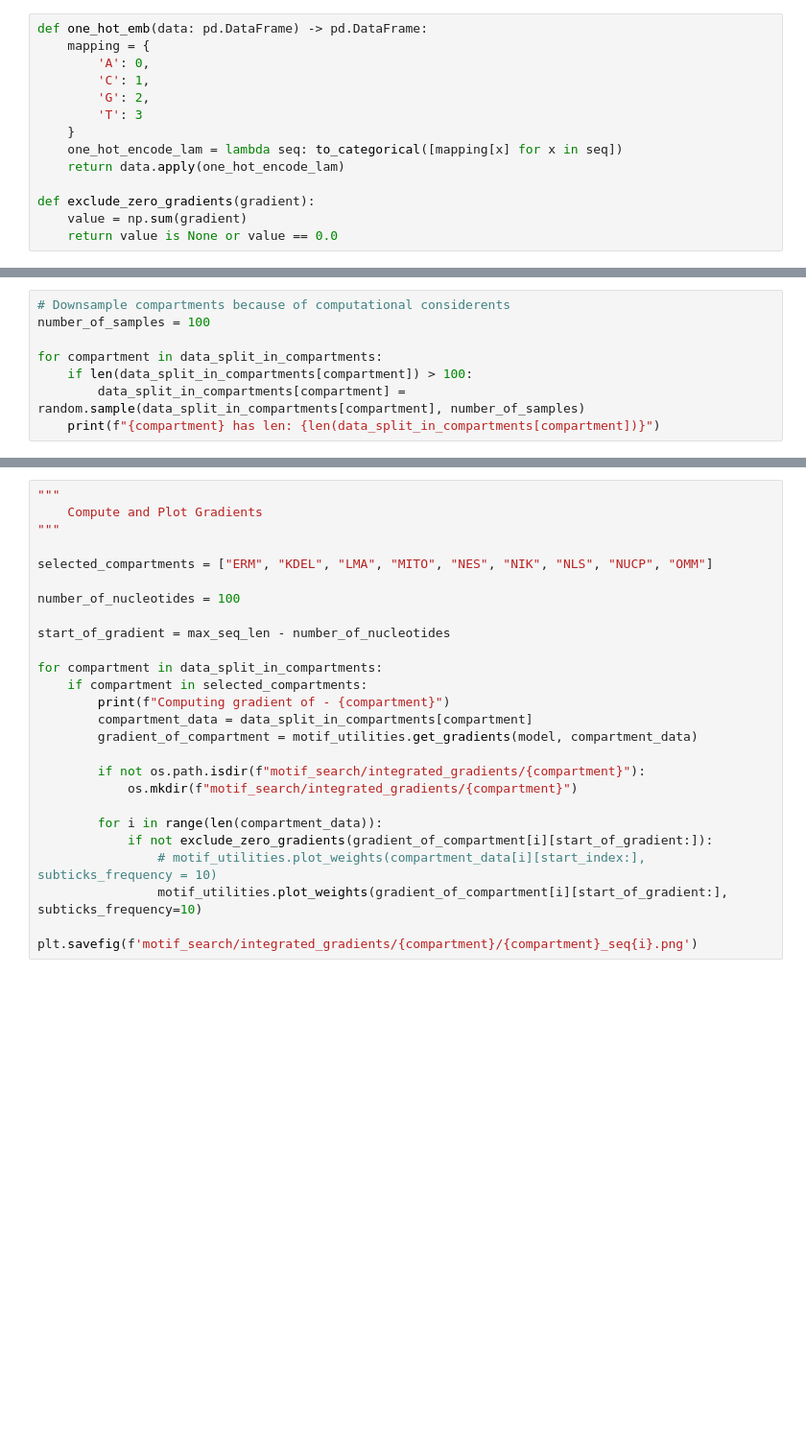
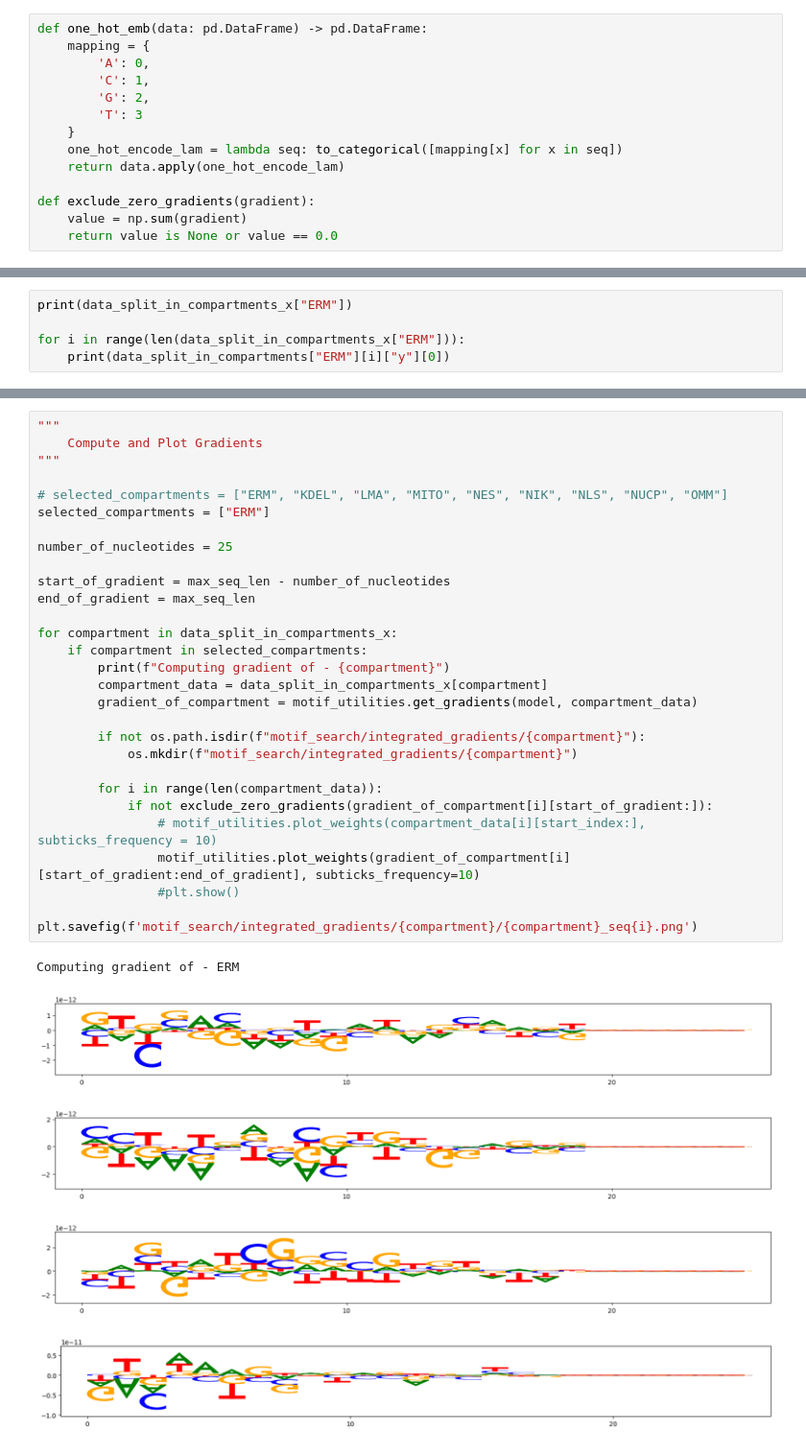
Before and after one commit to Tralius/rna-localization, a Jupyter notebook: MotifSearch.ipynb, the cells around one changed output, grey strips where cells are left out. Shown at 96% size. Drawn from its saved outputs; the diff is of its cells as text; blank space fills up the shorter version.

Commit message:
max motif

```diff
--- a/MotifSearch.ipynb
+++ b/MotifSearch.ipynb
@@ -77,8 +127,0 @@ plt.show()
-# %%
-# Downsample compartments because of computational considerents
-number_of_samples = 100
-
-for compartment in data_split_in_compartments:
-    if len(data_split_in_compartments[compartment]) > 100:
-        data_split_in_compartments[compartment] = random.sample(data_split_in_compartments[compartment], number_of_samples)
-    print(f"{compartment} has len: {len(data_split_in_compartments[compartment])}")
@@ -94,0 +182,5 @@ OMM has len: 100
+# %%
+print(data_split_in_compartments_x["ERM"])
+
+for i in range(len(data_split_in_compartments_x["ERM"])):
+    print(data_split_in_compartments["ERM"][i]["y"][0])
@@ -95,25 +205,34 @@ OMM has len: 100
 # %%
 """
     Compute and Plot Gradients
 """
 
-selected_compartments = ["ERM", "KDEL", "LMA", "MITO", "NES", "NIK", "NLS", "NUCP", "OMM"]
+# selected_compartments = ["ERM", "KDEL", "LMA", "MITO", "NES", "NIK", "NLS", "NUCP", "OMM"]
+selected_compartments = ["ERM"]
 
-number_of_nucleotides = 100
+number_of_nucleotides = 25
 
 start_of_gradient = max_seq_len - number_of_nucleotides
+end_of_gradient = max_seq_len
 
-for compartment in data_split_in_compartments:
+for compartment in data_split_in_compartments_x:
     if compartment in selected_compartments:
         print(f"Computing gradient of - {compartment}")
-        compartment_data = data_split_in_compartments[compartment]
+        compartment_data = data_split_in_compartments_x[compartment]
         gradient_of_compartment = motif_utilities.get_gradients(model, compartment_data)
 
         if not os.path.isdir(f"motif_search/integrated_gradients/{compartment}"):
             os.mkdir(f"motif_search/integrated_gradients/{compartment}")
 
         for i in range(len(compartment_data)):
             if not exclude_zero_gradients(gradient_of_compartment[i][start_of_gradient:]):
                 # motif_utilities.plot_weights(compartment_data[i][start_index:], subticks_frequency = 10)
-                motif_utilities.plot_weights(gradient_of_compartment[i][start_of_gradient:], subticks_frequency=10)
+                motif_utilities.plot_weights(gradient_of_compartment[i][start_of_gradient:end_of_gradient], subticks_frequency=10)
+                #plt.show()
                 plt.savefig(f'motif_search/integrated_gradients/{compartment}/{compartment}_seq{i}.png')
+# %% [output]
+Computing gradient of - ERM
+[figure, added]
+[figure, added]
+[figure, added]
+[figure, added]
```
Also changed, not shown: parts of 9 cells of this notebook, 1 other file.
